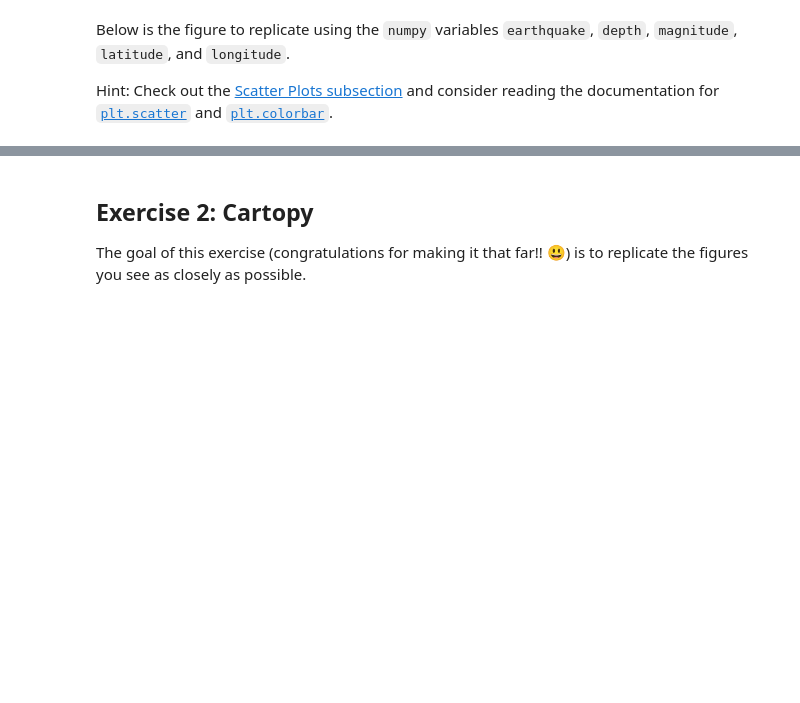
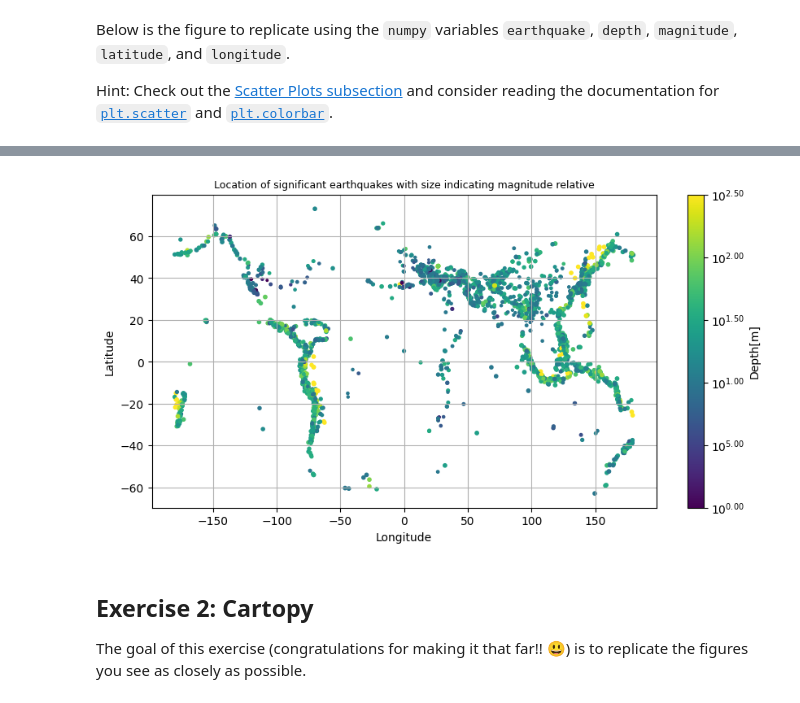
Before and after one commit to quentin02noel/2025_Intro_Python, a Jupyter notebook: notebook/W2_S2.ipynb, the cells around one changed output, grey strips where cells are left out. Cells and saved outputs as stored; diff of their text form; code cells hidden in the pictures; blank space fills up the shorter version.

```diff
--- a/notebook/W2_S2.ipynb
+++ b/notebook/W2_S2.ipynb
@@ -148,3 +135,15 @@ plt.show()
+# %%
+# Replicate the figure here
+fig,ax1 = plt.subplots(figsize=(10,5)) #fig,ax1 = plt.subplots(1,1, figsize=(10,5))
+scat= ax1.scatter(longitude,latitude,s=magnitude**1.1,c=np.log10(depth),marker='o',cmap='viridis',vmin=0,vmax=2.5)
+plt.xlabel('Longitude')
+plt.ylabel('Latitude')
+plt.grid()
+plt.colorbar(scat,ax=ax1,label='Depth[m]',format=ticker.FuncFormatter(fmt))
+plt.title('Location of significant earthquakes with size indicating magnitude relative', size=9)
+plt.show()
+# %% [output]
+[figure, added]
 # %% [markdown]
 ## Exercise 2: Cartopy
 
```
Also changed, not shown: parts of 8 cells of this notebook.
